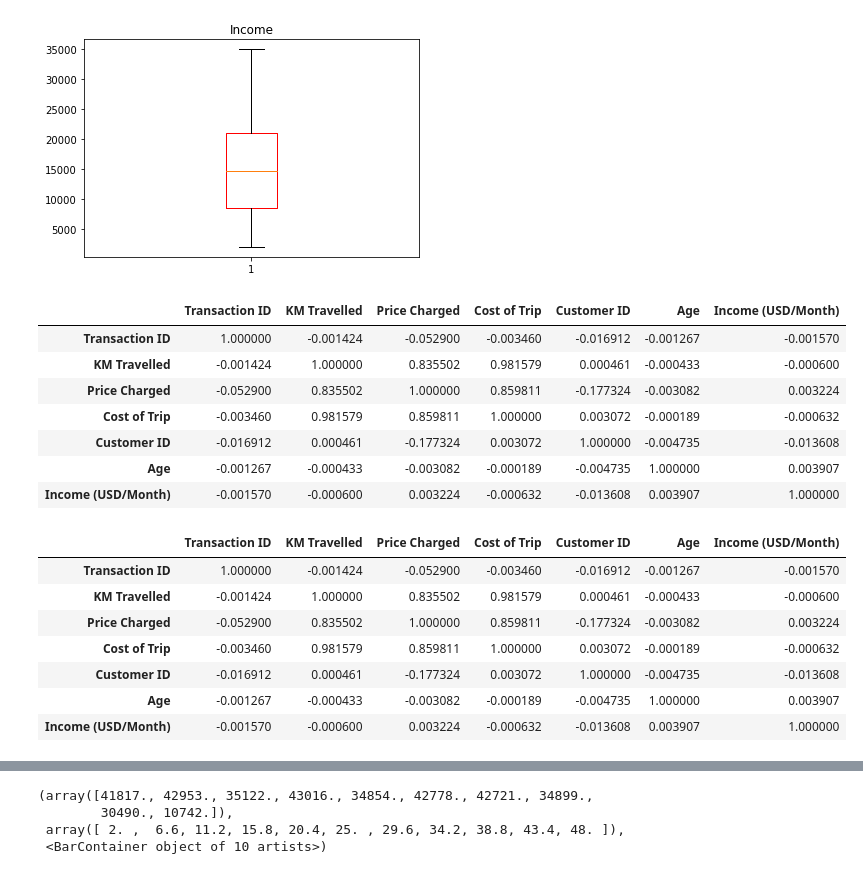
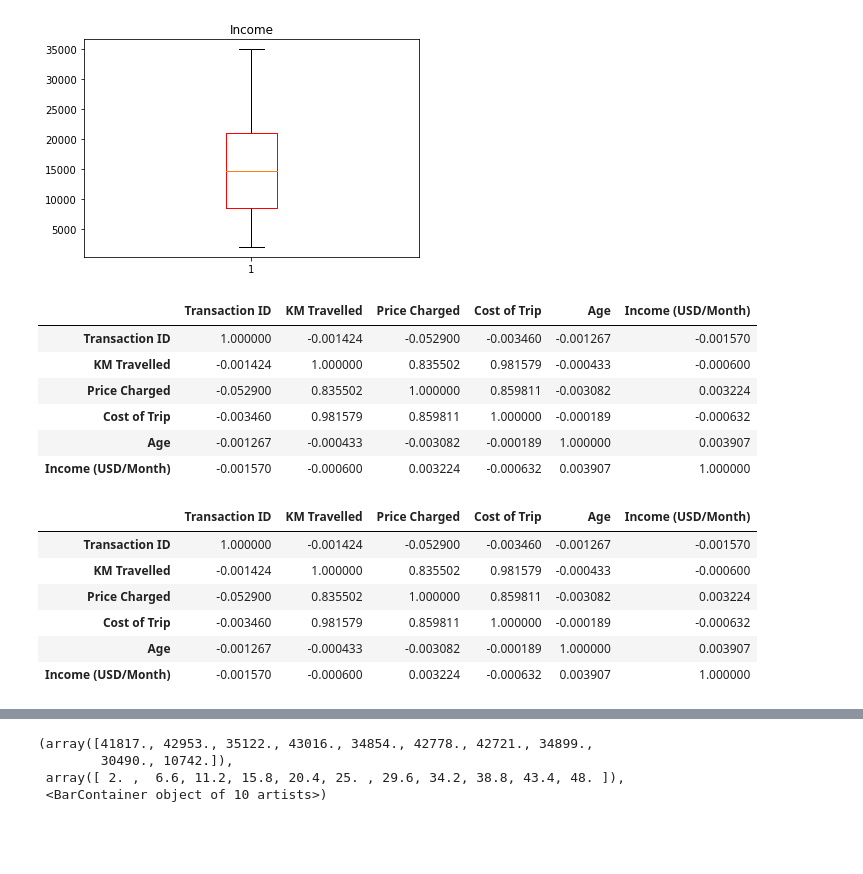
Before and after one commit to rvirlan/Data-Glacier-Internship-week-2, a Jupyter notebook: cab.ipynb, the cells around one changed output, grey strips where cells are left out. Saved outputs shown, nothing was run; the diff lists cells and outputs as text; code cells hidden in the pictures; blank space fills up the shorter version.

```diff
--- a/cab.ipynb
+++ b/cab.ipynb
@@ -171,6 +163,8 @@ Index(['Transaction ID', 'Date Travel', 'Company', 'City', 'KM Travelled',
        'Price Charged', 'Cost of Trip', 'Customer ID', 'Gender', 'Age',
        'Income (USD/Month)', 'Payment_Mode'],
       dtype='object')
+# %%
+cab_df = cab_df.rename(columns={'Payment_Mode': 'Payment Mode'})
 # %%
 cab_df.info()
 cab_df.dtypes
@@ -253,26 +253,24 @@ Text(0.5, 1.0, 'Income')
 [figure]
 # %%
 #using the correlation method to see the relationships between the continous variables
-cab_df.corr()
+df.corr()
 # %% [output]
-|  | Transaction ID | KM Travelled | Price Charged | Cost of Trip | Customer ID | Age | Income (USD/Month) |
-| Transaction ID | 1.000000 | -0.001424 | -0.052900 | -0.003460 | -0.016912 | -0.001267 | -0.001570 |
-| KM Travelled | -0.001424 | 1.000000 | 0.835502 | 0.981579 | 0.000461 | -0.000433 | -0.000600 |
-| Price Charged | -0.052900 | 0.835502 | 1.000000 | 0.859811 | -0.177324 | -0.003082 | 0.003224 |
-| Cost of Trip | -0.003460 | 0.981579 | 0.859811 | 1.000000 | 0.003072 | -0.000189 | -0.000632 |
-| Customer ID | -0.016912 | 0.000461 | -0.177324 | 0.003072 | 1.000000 | -0.004735 | -0.013608 |
-| Age | -0.001267 | -0.000433 | -0.003082 | -0.000189 | -0.004735 | 1.000000 | 0.003907 |
-| Income (USD/Month) | -0.001570 | -0.000600 | 0.003224 | -0.000632 | -0.013608 | 0.003907 | 1.000000 |
+|  | Transaction ID | KM Travelled | Price Charged | Cost of Trip | Age | Income (USD/Month) |
+| Transaction ID | 1.000000 | -0.001424 | -0.052900 | -0.003460 | -0.001267 | -0.001570 |
+| KM Travelled | -0.001424 | 1.000000 | 0.835502 | 0.981579 | -0.000433 | -0.000600 |
+| Price Charged | -0.052900 | 0.835502 | 1.000000 | 0.859811 | -0.003082 | 0.003224 |
+| Cost of Trip | -0.003460 | 0.981579 | 0.859811 | 1.000000 | -0.000189 | -0.000632 |
+| Age | -0.001267 | -0.000433 | -0.003082 | -0.000189 | 1.000000 | 0.003907 |
+| Income (USD/Month) | -0.001570 | -0.000600 | 0.003224 | -0.000632 | 0.003907 | 1.000000 |
 # %%
-corr = cab_df.corr()
+corr = df.corr()
 corr.style.background_gradient(cmap='coolwarm')
-#from the corelation map it can be seen that there is a corellation between KM travelled and Price Charged, KM Travelled and Cost of Trip, Price Charged and Cost of Trip
+#from the corelation map it can be seen that there is a positive corellation between KM travelled and Price Charged, KM Travelled and Cost of Trip, Price Charged and Cost of Trip
 # %% [output]
-|  | Transaction ID | KM Travelled | Price Charged | Cost of Trip | Customer ID | Age | Income (USD/Month) |
-| Transaction ID | 1.000000 | -0.001424 | -0.052900 | -0.003460 | -0.016912 | -0.001267 | -0.001570 |
-| KM Travelled | -0.001424 | 1.000000 | 0.835502 | 0.981579 | 0.000461 | -0.000433 | -0.000600 |
-| Price Charged | -0.052900 | 0.835502 | 1.000000 | 0.859811 | -0.177324 | -0.003082 | 0.003224 |
-| Cost of Trip | -0.003460 | 0.981579 | 0.859811 | 1.000000 | 0.003072 | -0.000189 | -0.000632 |
-| Customer ID | -0.016912 | 0.000461 | -0.177324 | 0.003072 | 1.000000 | -0.004735 | -0.013608 |
-| Age | -0.001267 | -0.000433 | -0.003082 | -0.000189 | -0.004735 | 1.000000 | 0.003907 |
-| Income (USD/Month) | -0.001570 | -0.000600 | 0.003224 | -0.000632 | -0.013608 | 0.003907 | 1.000000 |
+|  | Transaction ID | KM Travelled | Price Charged | Cost of Trip | Age | Income (USD/Month) |
+| Transaction ID | 1.000000 | -0.001424 | -0.052900 | -0.003460 | -0.001267 | -0.001570 |
+| KM Travelled | -0.001424 | 1.000000 | 0.835502 | 0.981579 | -0.000433 | -0.000600 |
+| Price Charged | -0.052900 | 0.835502 | 1.000000 | 0.859811 | -0.003082 | 0.003224 |
+| Cost of Trip | -0.003460 | 0.981579 | 0.859811 | 1.000000 | -0.000189 | -0.000632 |
+| Age | -0.001267 | -0.000433 | -0.003082 | -0.000189 | 1.000000 | 0.003907 |
+| Income (USD/Month) | -0.001570 | -0.000600 | 0.003224 | -0.000632 | 0.003907 | 1.000000 |
```
Also changed, not shown: parts of 46 cells of this notebook.
